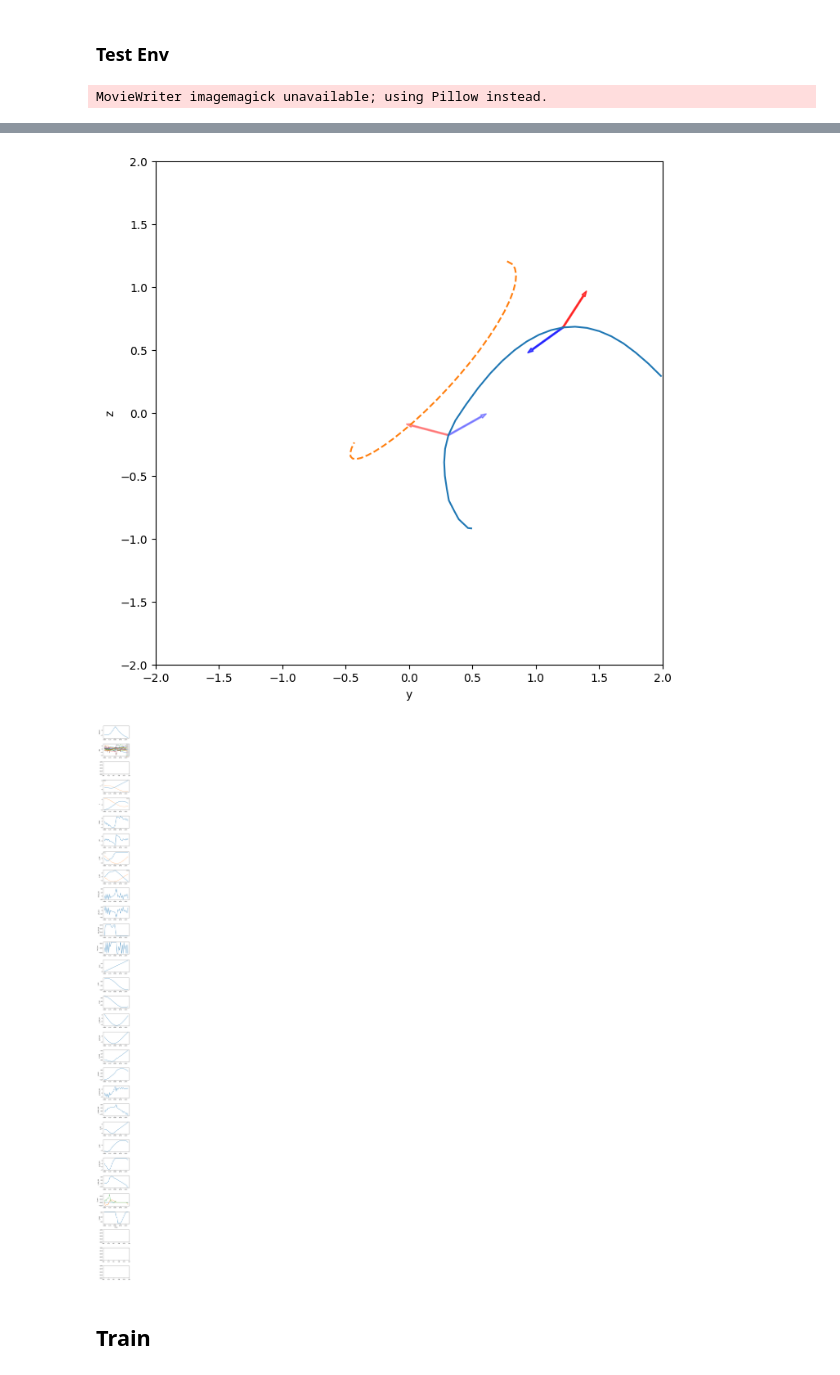
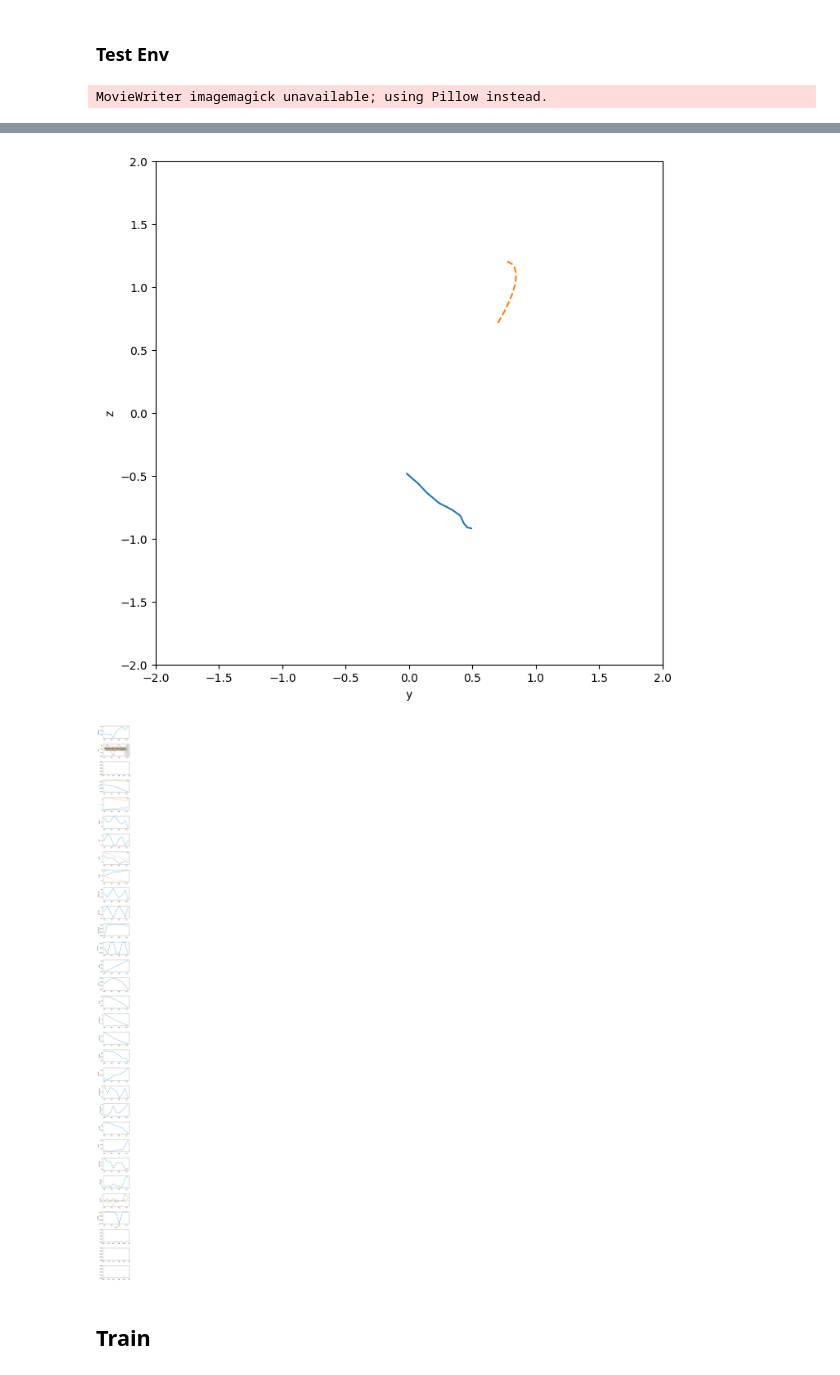
Before and after one commit to jc-bao/policy-adaptation-survey, a Jupyter notebook: adaptive_control_gym/envs/brax/jax_dev.ipynb, the cells around one changed output, grey strips where cells are left out. Cells and saved outputs as stored; diff of their text form; code cells hidden in the pictures.

Commit message:
:zap: support soft rope now

```diff
--- a/adaptive_control_gym/envs/brax/jax_dev.ipynb
+++ b/adaptive_control_gym/envs/brax/jax_dev.ipynb
@@ -783,6 +777,7 @@ class Quad2D(environment.Environment):
             (loose_new_y_hook - loose_new_y_obj) ** 2
             + (loose_new_z_hook - loose_new_z_obj) ** 2
         )
+
         loose_rope_force = taut_rope_force * 0.0
 
         # check rope status (old state)
@@ -797,13 +792,15 @@ class Quad2D(environment.Environment):
         taut2loose = (taut_rope_force_proj < 0.0) & (
             ~loose_rope
         )  # modify the rope length to make it loose
+
         loose2taut = (loose_new_l_rope >= (params.l - params.rope_taut_therehold)) & (
             loose_rope
         )  # modify the rope length to make it taut and unify the velocity
+
         # taut2loose dynamics
         taut_new_l_rope -= taut2loose * params.rope_taut_therehold * 2.0
         # loose2taut dynamics
-        loose_new_l_rope = loose_new_l_rope * (~loose2taut) + params.l * loose2taut
+        loose_new_l_rope = loose_new_l_rope * (1.0-loose2taut) + params.l * loose2taut
         variables = [
             params.I,
             params.m,
@@ -829,16 +826,16 @@ class Quad2D(environment.Environment):
             Imp,
         ) = loose2taut_transfer(*variables)
         loose_new_y_dot = (
-            loose_new_y_dot * (~loose2taut) + loose2taut_y_dot * loose2taut
+            loose_new_y_dot * (1.0 - loose2taut) + loose2taut_y_dot * loose2taut
         )
         loose_new_z_dot = (
-            loose_new_z_dot * (~loose2taut) + loose2taut_z_dot * loose2taut
+            loose_new_z_dot * (1.0 - loose2taut) + loose2taut_z_dot * loose2taut
         )
         loose_new_th_dot = (
-            loose_new_th_dot * (~loose2taut) + loose2taut_theta_dot * loose2taut
+            loose_new_th_dot * (1.0-loose2taut) + loose2taut_theta_dot * loose2taut
         )
         loose_new_phi_dot = (
-            loose_new_phi_dot * (~loose2taut) + loose2taut_phi_dot * loose2taut
+            loose_new_phi_dot * (1.0-loose2taut) + loose2taut_phi_dot * loose2taut
         )
 
         # Update state dict and evaluate termination conditions
@@ -1031,6 +1028,8 @@ class Quad2D(environment.Environment):
             (state.time >= params.max_steps_in_episode)
             | (jnp.abs(state.y) > 2.0)
             | (jnp.abs(state.z) > 2.0)
+            | (jnp.abs(state.theta_dot) > 100.0)
+            | (jnp.abs(state.phi_dot) > 100.0)
         )
         return done
 
@@ -1281,6 +1280,7 @@ def test_env(env: Quad2D, policy):
     plt.show()
 # %%
 env = Quad2D()
+
 random_policy = lambda obs, rng: env.action_space(env.default_params).sample(rng)
 
 def pid_policy(obs, rng):
@@ -1305,11 +1305,11 @@ def pid_policy(obs, rng):
         + kd * (z_dot_tar - z_dot)
         + (env.default_params.m + env.default_params.mo) * env.default_params.g
     )
-    thrust = target_force_y * jnp.sin(theta) + target_force_z * jnp.cos(theta)
+    thrust = -target_force_y * jnp.sin(theta) + target_force_z * jnp.cos(theta)
     target_theta = -jnp.arctan2(target_force_y, target_force_z)
 
     w0 = 30.0
-    zeta = 1.0
+    zeta = 0.95
     tau = env.default_params.I * (
         (w0**2) * (target_theta - theta) + 2.0 * zeta * w0 * (0.0 - theta_dot)
     )
@@ -1322,7 +1322,7 @@ def pid_policy(obs, rng):
     return jnp.array([thrust_normed, tau_normed])
 
 
-with jax.disable_jit():
-    test_env(env, policy=pid_policy)
+# with jax.disable_jit():
+test_env(env, policy=pid_policy)
 # %% [output]
 MovieWriter imagemagick unavailable; using Pillow instead.
@@ -1330,5 +1330,5 @@ MovieWriter imagemagick unavailable; using Pillow instead.
-[figure, old version]
+[figure, new version]
-[figure, old version]
+[figure, new version]
 # %% [markdown]
 ## Train
 # %% [markdown]
```
Also changed, not shown: parts of 3 cells of this notebook.
